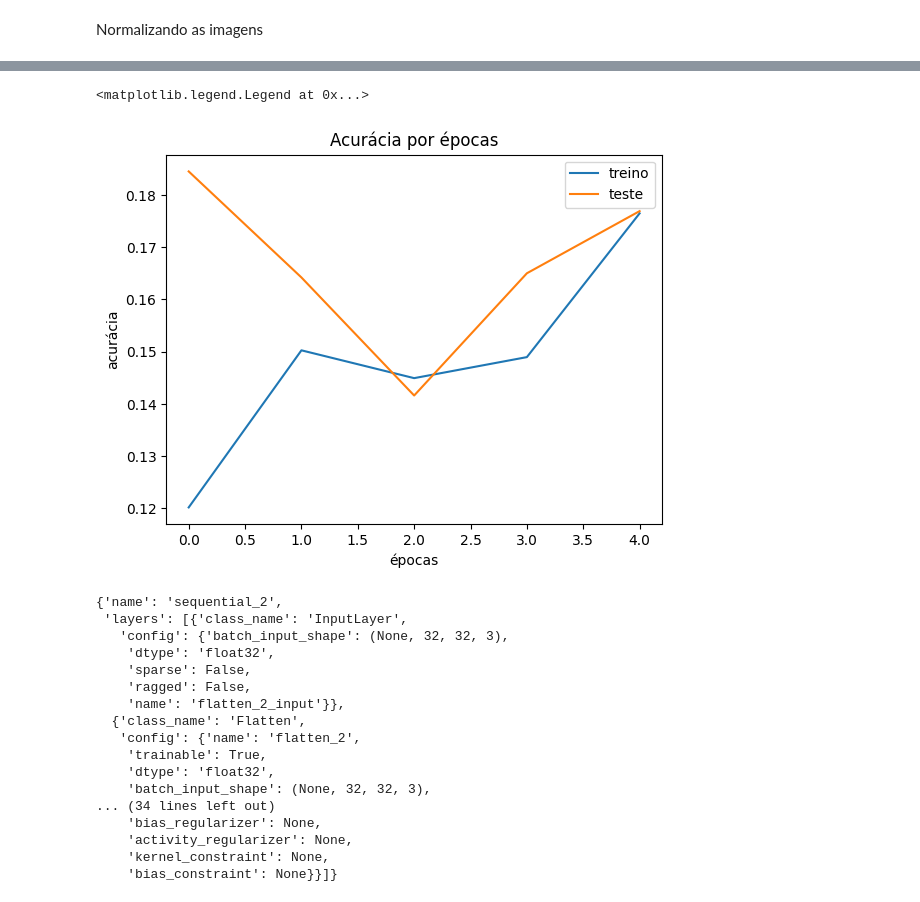
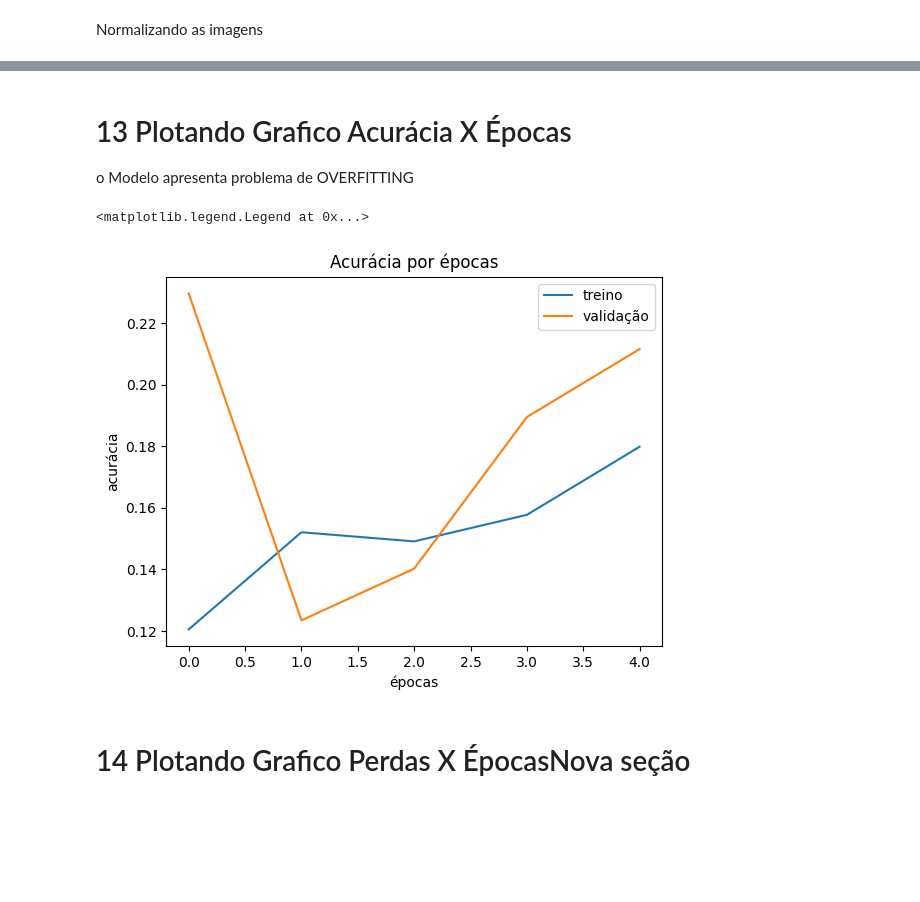
Before and after one commit to salimNabbout/Qualidade_Vinhos_Norte_Portugal, a Jupyter notebook: Deep_Learning.ipynb, the cells around one changed output, grey strips where cells are left out. Cells and saved outputs as stored; diff of their text form; code cells hidden in the pictures; blank space fills up the shorter version.

```diff
--- a/Deep_Learning.ipynb
+++ b/Deep_Learning.ipynb
@@ -49,13 +101,13 @@ Criando, compilando, treinando e normalizando o modelo
 import tensorflow as tf
 from tensorflow import keras
 
-# Load CIFAR-10 dataset
+# Carregando o dataset do CIFAR 10
 (train_images, train_labels), (test_images, test_labels) = keras.datasets.cifar10.load_data()
 
-# Normalize the pixel values to the range [0, 1]
+# Normalizando os valores de pixel para o intervalo [0, 1]
 train_images, test_images = train_images / 255.0, test_images / 255.0
 
-# Create the model
+# Criando os Modelo
 modelo = keras.Sequential([
     keras.layers.Flatten(input_shape=(32, 32, 3)),
     keras.layers.Dense(256, activation=tf.nn.relu),
@@ -63,7 +115,7 @@ modelo = keras.Sequential([
     keras.layers.Dense(10, activation=tf.nn.softmax)
 ])
 
-adam = keras.optimizers.Adam(lr=0.002)
+adam = keras.optimizers.Adam(lr=0.005)
 
 parando_cedo = [
     keras.callbacks.EarlyStopping(monitor='val_loss'),
@@ -75,8 +127,12 @@ modelo.compile(optimizer=adam,
                loss='sparse_categorical_crossentropy',
                metrics=['accuracy'])
 
+# Variando Parametros - Melhora da Performance
+# Batch_Size
+# Epochs
+
 historico = modelo.fit(train_images, train_labels,
-                       batch_size=480,
+                       batch_size=380,
                        epochs=10,
                        validation_split=0.2,
                        callbacks=parando_cedo)
@@ -147,12 +214,6 @@ pesos_camada_dense_zerados = np.zeros((3072, 256))
 
 pesos_camada_dense_aleatorios = np.random.rand(3072, 256)
 
-'''
-modelo.layers[1].set_weights(
-    [pesos_camada_dense_zerados, vieses_camada_dense]
-)
-'''
-
 modelo.layers[1].set_weights(
     [pesos_camada_dense_aleatorios, vieses_camada_dense]
 )
@@ -196,33 +259,20 @@ Epoch 5/5
+# %% [markdown]
+# 13 Plotando Grafico Acurácia X Épocas
+
+
+o Modelo apresenta problema de OVERFITTING
 # %%
 plt.plot(historico.history['accuracy'])
 plt.plot(historico.history['val_accuracy'])
 plt.title('Acurácia por épocas')
 plt.xlabel('épocas')
 plt.ylabel('acurácia')
-plt.legend(['treino', 'teste'])
+plt.legend(['treino', 'validação'])
 # %% [output]
 <matplotlib.legend.Legend at 0x...>
-[figure, old version]
+[figure, new version]
-# %%
-modelo.get_config()
-# %% [output]
-{'name': 'sequential_2',
- 'layers': [{'class_name': 'InputLayer',
-   'config': {'batch_input_shape': (None, 32, 32, 3),
-    'dtype': 'float32',
-    'sparse': False,
-    'ragged': False,
-    'name': 'flatten_2_input'}},
-  {'class_name': 'Flatten',
-   'config': {'name': 'flatten_2',
-    'trainable': True,
-    'dtype': 'float32',
-    'batch_input_shape': (None, 32, 32, 3),
-... (34 lines left out)
-    'bias_regularizer': None,
-    'activity_regularizer': None,
-    'kernel_constraint': None,
-    'bias_constraint': None}}]}
+# %% [markdown]
+# 14 Plotando Grafico Perdas X ÉpocasNova seção
 # %%
 plt.plot(historico.history['loss'])
 plt.plot(historico.history['val_loss'])
```
Also changed, not shown: parts of 35 cells of this notebook.
